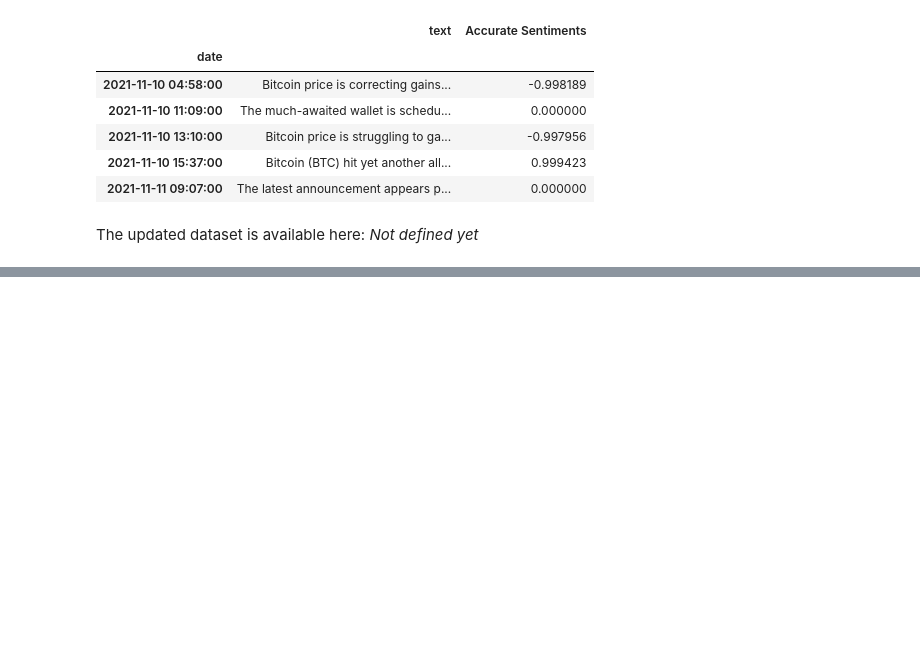
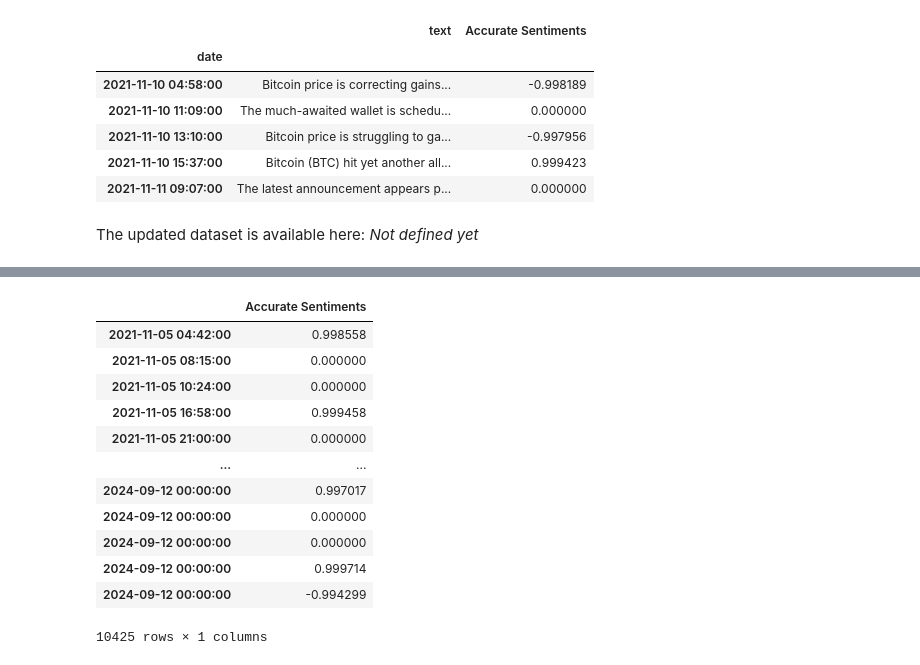
Before and after one commit to Bitcoin-Price-Prediction-Experiments/Bitcoin-Dataset-Viewer-and-Preparer, a Jupyter notebook: notebooks/datasets-preparer.ipynb, the cells around one changed output, grey strips where cells are left out. Drawn from its saved outputs; the diff is of its cells as text; code cells hidden in the pictures; blank space fills up the shorter version.

```diff
--- a/notebooks/datasets-preparer.ipynb
+++ b/notebooks/datasets-preparer.ipynb
@@ -231,0 +271,16 @@ The updated dataset is available here: _Not defined yet_
+# %%
+articles_21_24.drop(columns=['text', 'Description', 'Short Description'])
+# %% [output]
+|  | Accurate Sentiments |
+| 2021-11-05 04:42:00 | 0.998558 |
+| 2021-11-05 08:15:00 | 0.000000 |
+| 2021-11-05 10:24:00 | 0.000000 |
+| 2021-11-05 16:58:00 | 0.999458 |
+| 2021-11-05 21:00:00 | 0.000000 |
+| ... | ... |
+| 2024-09-12 00:00:00 | 0.997017 |
+| 2024-09-12 00:00:00 | 0.000000 |
+| 2024-09-12 00:00:00 | 0.000000 |
+| 2024-09-12 00:00:00 | 0.999714 |
+| 2024-09-12 00:00:00 | -0.994299 |
+10425 rows × 1 columns
```
Also changed, not shown: parts of 14 cells of this notebook, 1 other file.
